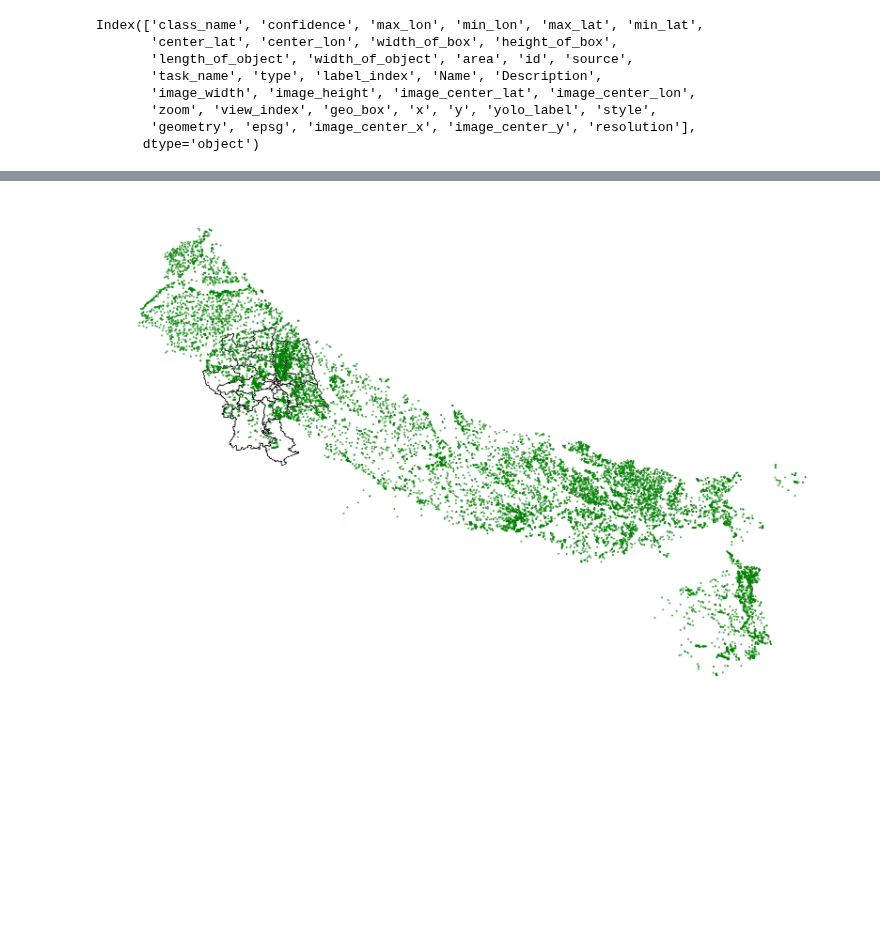
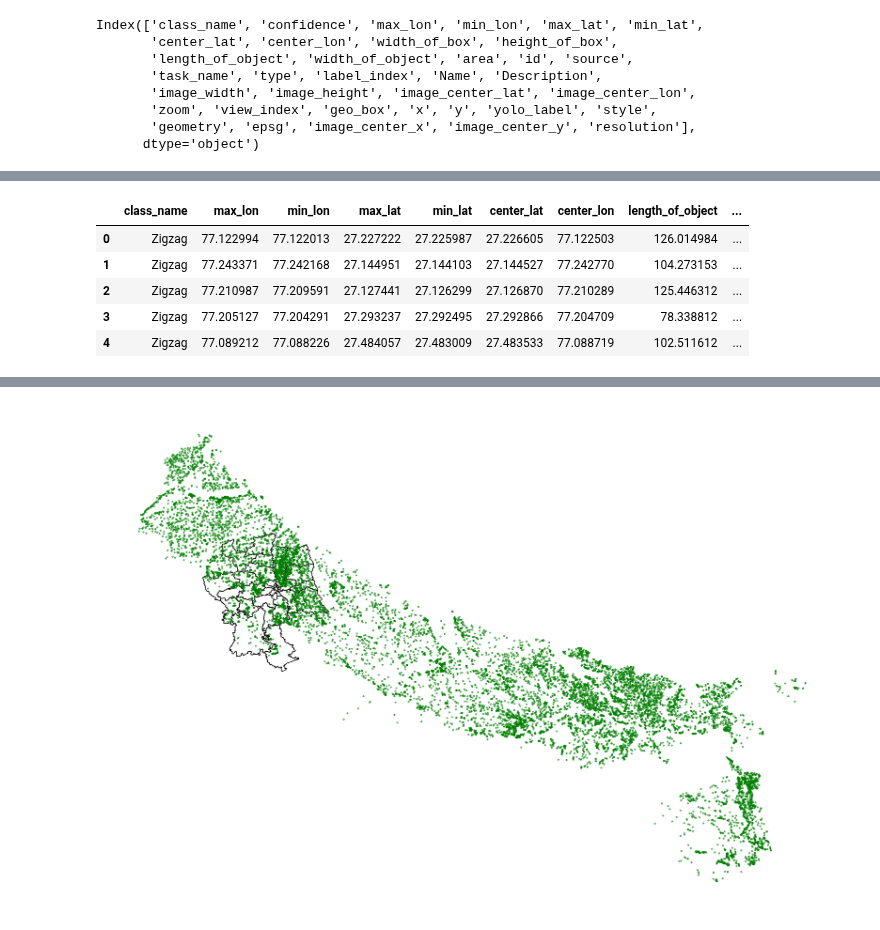
Before and after one commit to rishabh-mondal/ijcai_2025_kilns, a Jupyter notebook: notebooks/brick_kilns_plots.ipynb, the cells around one changed output, grey strips where cells are left out. Saved outputs shown, nothing was run; the diff lists cells and outputs as text; code cells hidden in the pictures; blank space fills up the shorter version.

```diff
--- a/notebooks/brick_kilns_plots.ipynb
+++ b/notebooks/brick_kilns_plots.ipynb
@@ -188,0 +229,9 @@ all_kilns_gdf_3.head(2)
+# %%
+new_gdf_3.head()
+# %% [output]
+|  | class_name | max_lon | min_lon | max_lat | min_lat | center_lat | center_lon | length_of_object | ... |
+| 0 | Zigzag | 77.122994 | 77.122013 | 27.227222 | 27.225987 | 27.226605 | 77.122503 | 126.014984 | ... |
+| 1 | Zigzag | 77.243371 | 77.242168 | 27.144951 | 27.144103 | 27.144527 | 77.242770 | 104.273153 | ... |
+| 2 | Zigzag | 77.210987 | 77.209591 | 27.127441 | 27.126299 | 27.126870 | 77.210289 | 125.446312 | ... |
+| 3 | Zigzag | 77.205127 | 77.204291 | 27.293237 | 27.292495 | 27.292866 | 77.204709 | 78.338812 | ... |
+| 4 | Zigzag | 77.089212 | 77.088226 | 27.484057 | 27.483009 | 27.483533 | 77.088719 | 102.511612 | ... |
```
Also changed, not shown: parts of 17 cells of this notebook.
